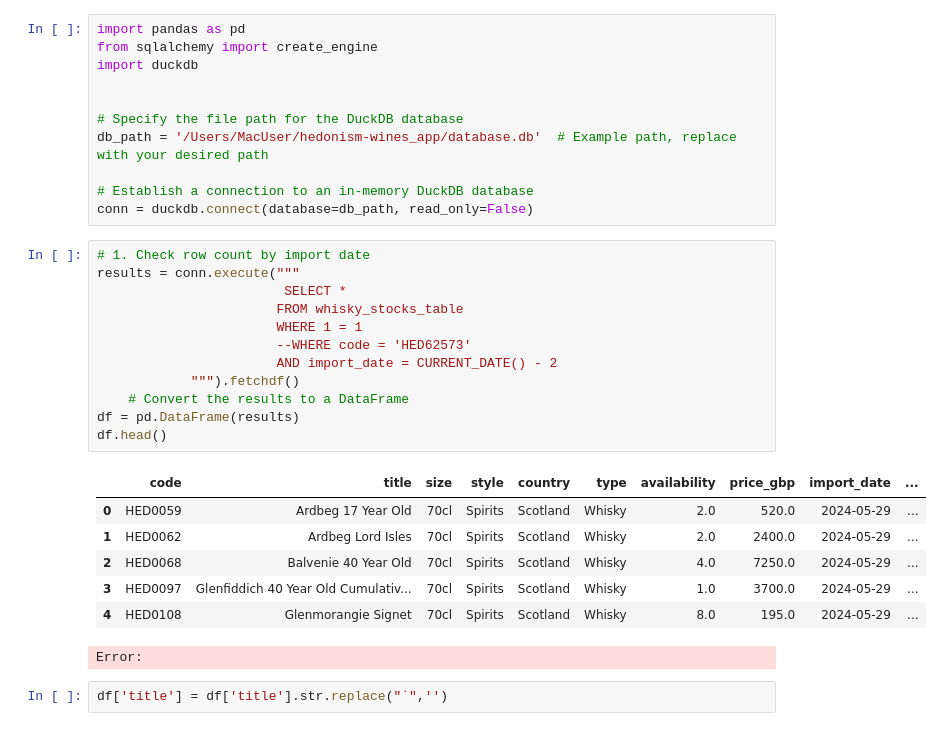
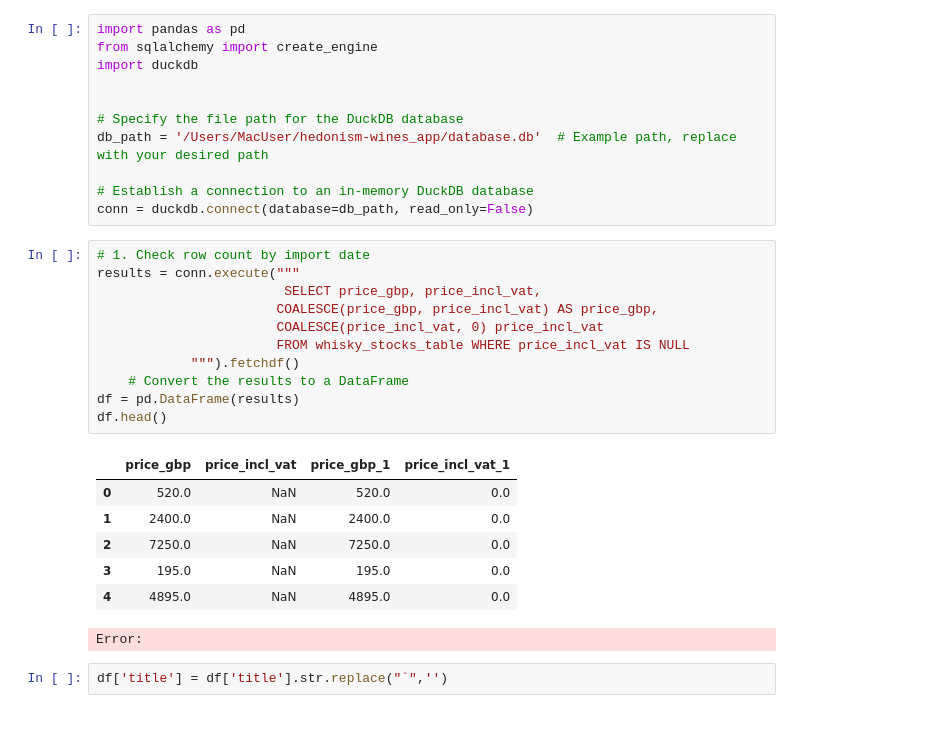
Before and after one commit to morello85/hedonism-wines, a Jupyter notebook: src/Hedonism VS Code Test.ipynb, the cells around one changed output. Drawn from its saved outputs; the diff is of its cells as text.

```diff
--- a/src/Hedonism VS Code Test.ipynb
+++ b/src/Hedonism VS Code Test.ipynb
@@ -29,22 +29,21 @@ conn = duckdb.connect(database=db_path, read_only=False)
 # %%
 # 1. Check row count by import date
 results = conn.execute("""
-                        SELECT *
-                       FROM whisky_stocks_table
-                       WHERE 1 = 1
-                       --WHERE code = 'HED62573'
-                       AND import_date = CURRENT_DATE() - 2
+                        SELECT price_gbp, price_incl_vat,
+                       COALESCE(price_gbp, price_incl_vat) AS price_gbp,
+                       COALESCE(price_incl_vat, 0) price_incl_vat
+                       FROM whisky_stocks_table WHERE price_incl_vat IS NULL
             """).fetchdf()
 	# Convert the results to a DataFrame
 df = pd.DataFrame(results)
 df.head()
 # %% [output]
-|  | code | title | size | style | country | type | availability | price_gbp | import_date | ... |
-| 0 | HED0059 | Ardbeg 17 Year Old | 70cl | Spirits | Scotland | Whisky | 2.0 | 520.0 | 2024-05-29 | ... |
-| 1 | HED0062 | Ardbeg Lord Isles | 70cl | Spirits | Scotland | Whisky | 2.0 | 2400.0 | 2024-05-29 | ... |
-| 2 | HED0068 | Balvenie 40 Year Old | 70cl | Spirits | Scotland | Whisky | 4.0 | 7250.0 | 2024-05-29 | ... |
-| 3 | HED0097 | Glenfiddich 40 Year Old Cumulativ... | 70cl | Spirits | Scotland | Whisky | 1.0 | 3700.0 | 2024-05-29 | ... |
-| 4 | HED0108 | Glenmorangie Signet | 70cl | Spirits | Scotland | Whisky | 8.0 | 195.0 | 2024-05-29 | ... |
+|  | price_gbp | price_incl_vat | price_gbp_1 | price_incl_vat_1 |
+| 0 | 520.0 | NaN | 520.0 | 0.0 |
+| 1 | 2400.0 | NaN | 2400.0 | 0.0 |
+| 2 | 7250.0 | NaN | 7250.0 | 0.0 |
+| 3 | 195.0 | NaN | 195.0 | 0.0 |
+| 4 | 4895.0 | NaN | 4895.0 | 0.0 |
 Error:
 # %%
 df['title'] = df['title'].str.replace("`",'')
```
Also changed, not shown: 3 other files.
